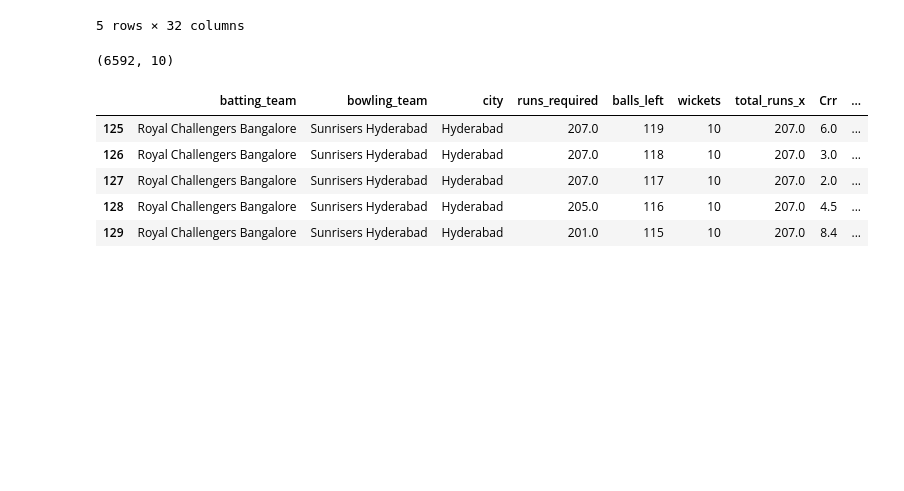
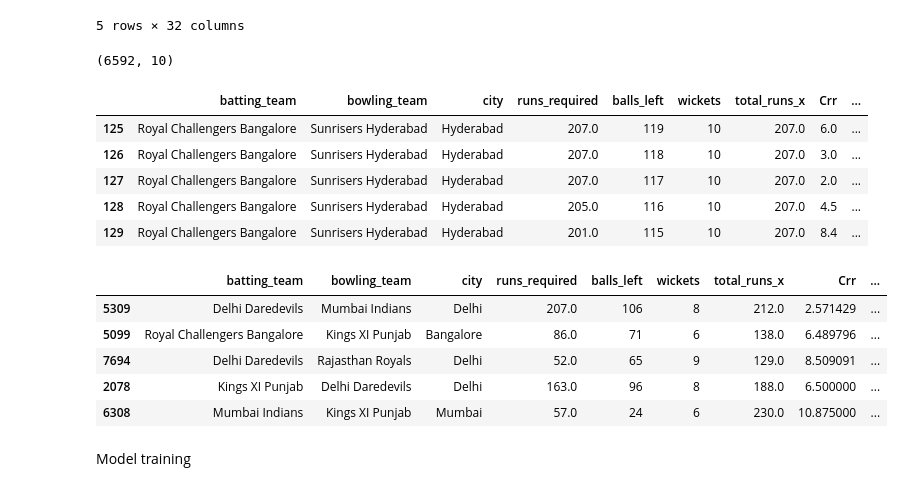
Before and after one commit to Angel-dash/Crck_pred, a Jupyter notebook: CrickPred.ipynb, the cells around one changed output. Cells and saved outputs as stored; diff of their text form; code cells hidden in the pictures; blank space fills up the shorter version.

```diff
--- a/CrickPred.ipynb
+++ b/CrickPred.ipynb
@@ -270,3 +270,16 @@ df.head()
 | 127 | Royal Challengers Bangalore | Sunrisers Hyderabad | Hyderabad | 207.0 | 117 | 10 | 207.0 | 2.0 | ... |
 | 128 | Royal Challengers Bangalore | Sunrisers Hyderabad | Hyderabad | 205.0 | 116 | 10 | 207.0 | 4.5 | ... |
 | 129 | Royal Challengers Bangalore | Sunrisers Hyderabad | Hyderabad | 201.0 | 115 | 10 | 207.0 | 8.4 | ... |
+# %%
+df = df.sample(df.shape[0])#suffle the first row so that the dataset doesnot show bias
+# %%
+df.head()
+# %% [output]
+|  | batting_team | bowling_team | city | runs_required | balls_left | wickets | total_runs_x | Crr | ... |
+| 5309 | Delhi Daredevils | Mumbai Indians | Delhi | 207.0 | 106 | 8 | 212.0 | 2.571429 | ... |
+| 5099 | Royal Challengers Bangalore | Kings XI Punjab | Bangalore | 86.0 | 71 | 6 | 138.0 | 6.489796 | ... |
+| 7694 | Delhi Daredevils | Rajasthan Royals | Delhi | 52.0 | 65 | 9 | 129.0 | 8.509091 | ... |
+| 2078 | Kings XI Punjab | Delhi Daredevils | Delhi | 163.0 | 96 | 8 | 188.0 | 6.500000 | ... |
+| 6308 | Mumbai Indians | Kings XI Punjab | Mumbai | 57.0 | 24 | 6 | 230.0 | 10.875000 | ... |
+# %% [markdown]
+Model training
```
Also changed, not shown: parts of 2 cells of this notebook.
